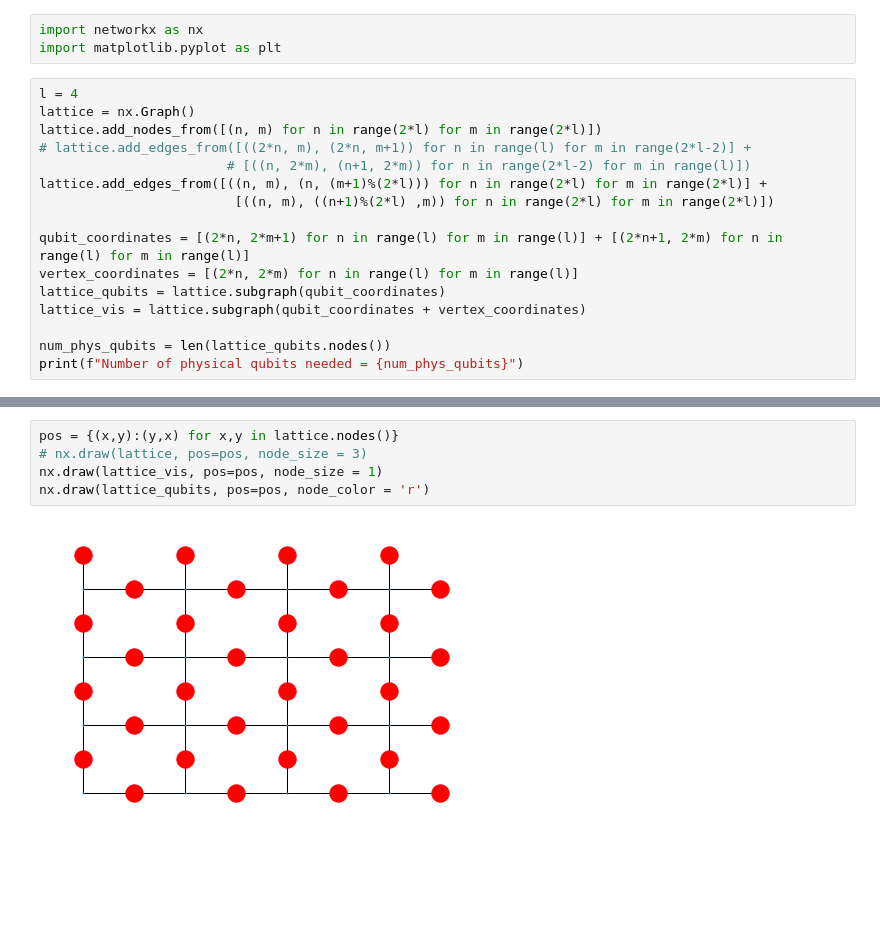
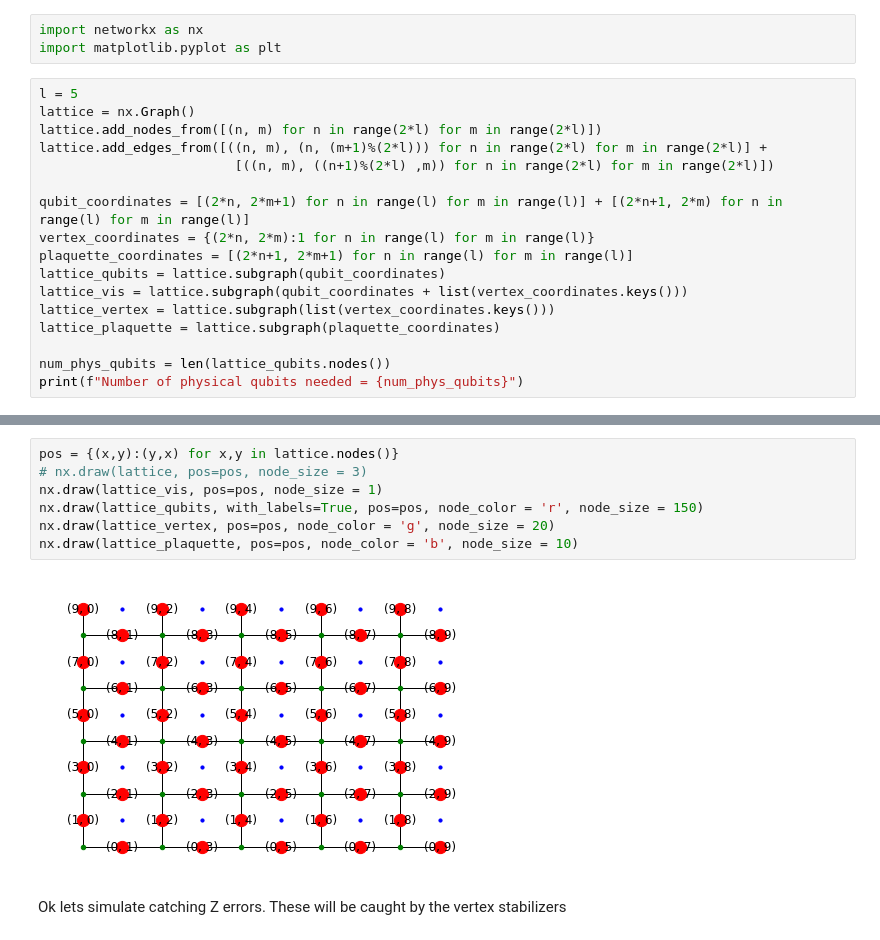
Before and after one commit to Acceleraizer/PHY160fp-topoQEC, a Jupyter notebook: sim.ipynb, the cells around one changed output, grey strips where cells are left out. Drawn from its saved outputs; the diff is of its cells as text; blank space fills up the shorter version.

Commit message:
testing vertex syndrome visualization

```diff
--- a/sim.ipynb
+++ b/sim.ipynb
@@ -5,18 +5,19 @@
 import networkx as nx
 import matplotlib.pyplot as plt
 # %%
-l = 4
+l = 5
 lattice = nx.Graph()
 lattice.add_nodes_from([(n, m) for n in range(2*l) for m in range(2*l)])
-# lattice.add_edges_from([((2*n, m), (2*n, m+1)) for n in range(l) for m in range(2*l-2)] +
-                        # [((n, 2*m), (n+1, 2*m)) for n in range(2*l-2) for m in range(l)])
 lattice.add_edges_from([((n, m), (n, (m+1)%(2*l))) for n in range(2*l) for m in range(2*l)] +
                          [((n, m), ((n+1)%(2*l) ,m)) for n in range(2*l) for m in range(2*l)])
 
 qubit_coordinates = [(2*n, 2*m+1) for n in range(l) for m in range(l)] + [(2*n+1, 2*m) for n in range(l) for m in range(l)]
-vertex_coordinates = [(2*n, 2*m) for n in range(l) for m in range(l)]
+vertex_coordinates = {(2*n, 2*m):1 for n in range(l) for m in range(l)}
+plaquette_coordinates = [(2*n+1, 2*m+1) for n in range(l) for m in range(l)]
 lattice_qubits = lattice.subgraph(qubit_coordinates)
-lattice_vis = lattice.subgraph(qubit_coordinates + vertex_coordinates)
+lattice_vis = lattice.subgraph(qubit_coordinates + list(vertex_coordinates.keys()))
+lattice_vertex = lattice.subgraph(list(vertex_coordinates.keys()))
+lattice_plaquette = lattice.subgraph(plaquette_coordinates)
 
 num_phys_qubits = len(lattice_qubits.nodes())
 print(f"Number of physical qubits needed = {num_phys_qubits}")
@@ -25,7 +31,11 @@ Number of physical qubits needed = 32
 # %%
 pos = {(x,y):(y,x) for x,y in lattice.nodes()}
 # nx.draw(lattice, pos=pos, node_size = 3)
 nx.draw(lattice_vis, pos=pos, node_size = 1)
-nx.draw(lattice_qubits, pos=pos, node_color = 'r')
+nx.draw(lattice_qubits, with_labels=True, pos=pos, node_color = 'r', node_size = 150)
+nx.draw(lattice_vertex, pos=pos, node_color = 'g', node_size = 20)
+nx.draw(lattice_plaquette, pos=pos, node_color = 'b', node_size = 10)
 # %% [output]
-[figure, old version]
+[figure, new version]
+# %% [markdown]
+Ok lets simulate catching Z errors. These will be caught by the vertex stabilizers
```
Also changed, not shown: parts of 6 cells of this notebook.
